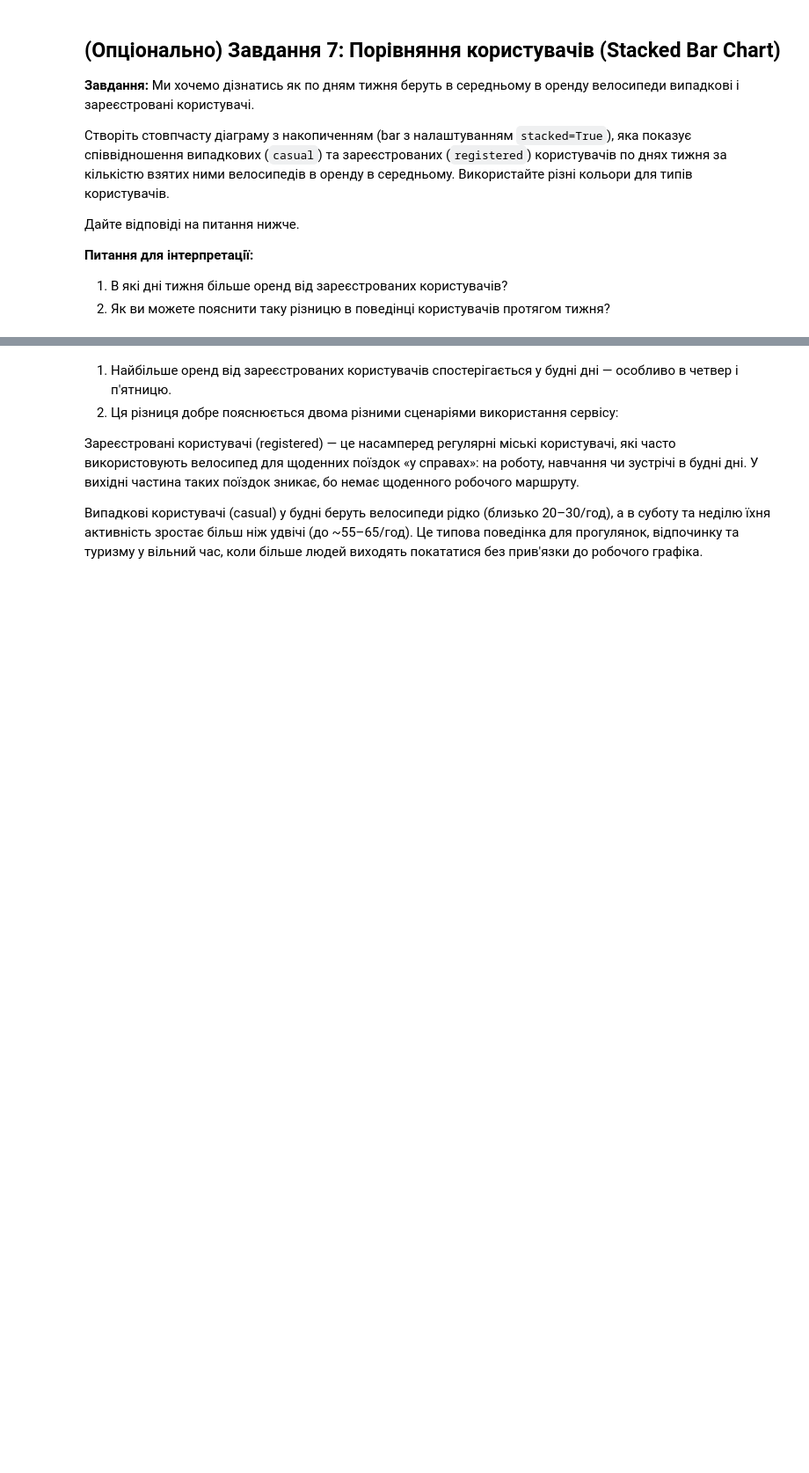
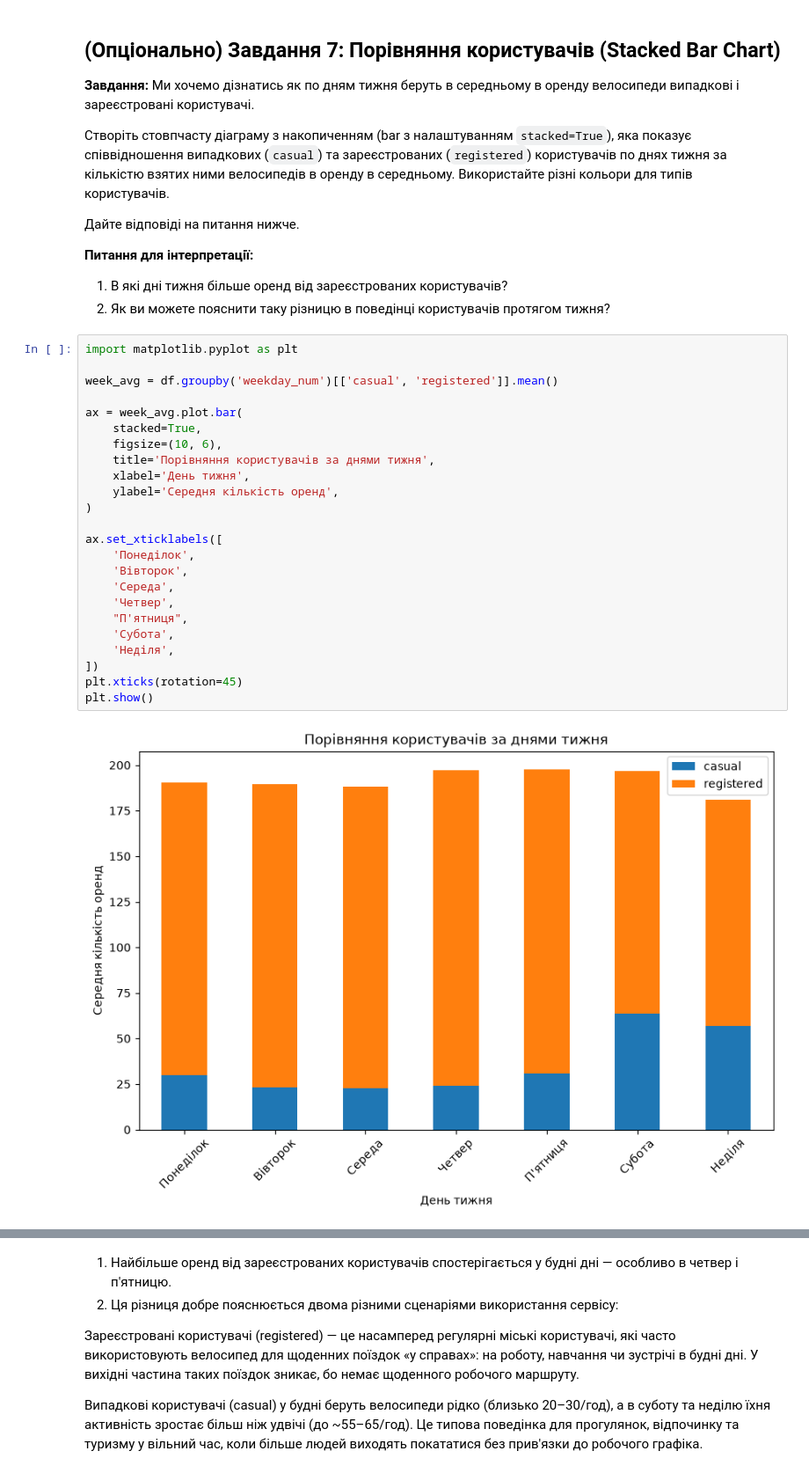
Before and after one commit to miragrsh-wq/homework-data, a Jupyter notebook: _HW_11_1_Візуалізація_даних_з_Pandas_ipynb_.ipynb, the cells around one changed output, grey strips where cells are left out. Shown at 88% size. Saved outputs shown, nothing was run; the diff lists cells and outputs as text; blank space fills up the shorter version.

```diff
--- a/_HW_11_1_Візуалізація_даних_з_Pandas_ipynb_.ipynb
+++ b/_HW_11_1_Візуалізація_даних_з_Pandas_ipynb_.ipynb
@@ -420,4 +468,30 @@ plt.show()
 **Питання для інтерпретації:**
 1. В які дні тижня більше оренд від зареєстрованих користувачів?
 2. Як ви можете пояснити таку різницю в поведінці користувачів протягом тижня?
+# %%
+import matplotlib.pyplot as plt
+
+week_avg = df.groupby('weekday_num')[['casual', 'registered']].mean()
+
+ax = week_avg.plot.bar(
+    stacked=True,
+    figsize=(10, 6),
+    title='Порівняння користувачів за днями тижня',
+    xlabel='День тижня',
+    ylabel='Середня кількість оренд',
+)
+
+ax.set_xticklabels([
+    'Понеділок',
+    'Вівторок',
+    'Середа',
+    'Четвер',
+    "П'ятниця",
+    'Субота',
+    'Неділя',
+])
+plt.xticks(rotation=45)
+plt.show()
+# %% [output]
+[figure, added]
 # %%
```
Also changed, not shown: parts of 5 cells of this notebook.
